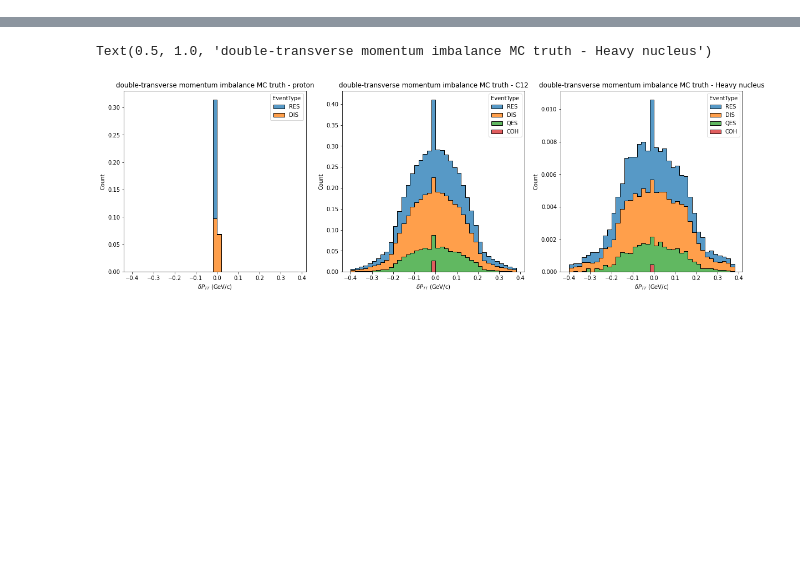
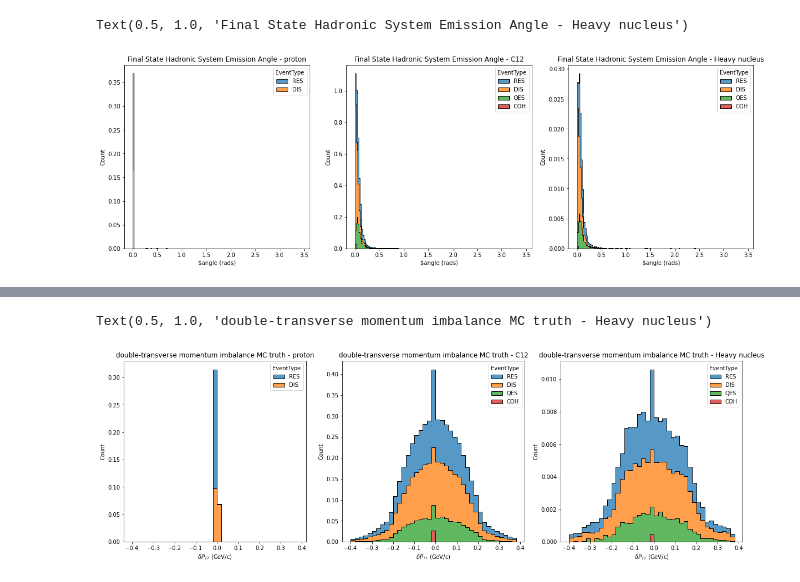
Before and after one commit to GianfrancoIngratta/SAND-PHYSICS, a Jupyter notebook: notebook/AnalyseGenie.ipynb, the cells around one changed output, grey strips where cells are left out. Saved outputs shown, nothing was run; the diff lists cells and outputs as text; code cells hidden in the pictures; blank space fills up the shorter version.

```diff
--- a/notebook/AnalyseGenie.ipynb
+++ b/notebook/AnalyseGenie.ipynb
@@ -32,0 +75,23 @@ df["ScaleFactor"]=2.884724e-44
+# %%
+fig,ax = plt.subplots(1,3,figsize=(20,6))
+
+sns.histplot(data=df[df.InteractionTarget_grouped=="proton"],x="FinalStateHadronicSystemEmissionAngle",hue="EventType",weights=df.ScaleFactor*1e38,
+             multiple="stack",element="step",bins=np.arange(0,np.pi*1.1,0.02), ax=ax[0])
+
+sns.histplot(data=df[df.InteractionTarget_grouped=="C12"],x="FinalStateHadronicSystemEmissionAngle",hue="EventType",weights=df.ScaleFactor*1e38,
+             multiple="stack",element="step",bins=np.arange(0,np.pi*1.1,0.02), ax=ax[1])
+
+sns.histplot(data=df[df.InteractionTarget_grouped=="Heavy nucleus"],x="FinalStateHadronicSystemEmissionAngle",hue="EventType",weights=df.ScaleFactor*1e38,
+             multiple="stack",element="step",bins=np.arange(0,np.pi*1.1,0.02), ax=ax[2])
+
+ax[0].set_xlabel("$angle (rads)")
+ax[0].set_title("Final State Hadronic System Emission Angle - proton")
+
+ax[1].set_xlabel("$angle (rads)")
+ax[1].set_title("Final State Hadronic System Emission Angle - C12")
+
+ax[2].set_xlabel("$angle (rads)")
+ax[2].set_title("Final State Hadronic System Emission Angle - Heavy nucleus")
+# %% [output]
+Text(0.5, 1.0, 'Final State Hadronic System Emission Angle - Heavy nucleus')
+[figure, added]
```
Also changed, not shown: parts of 5 cells of this notebook, 6 other files.
